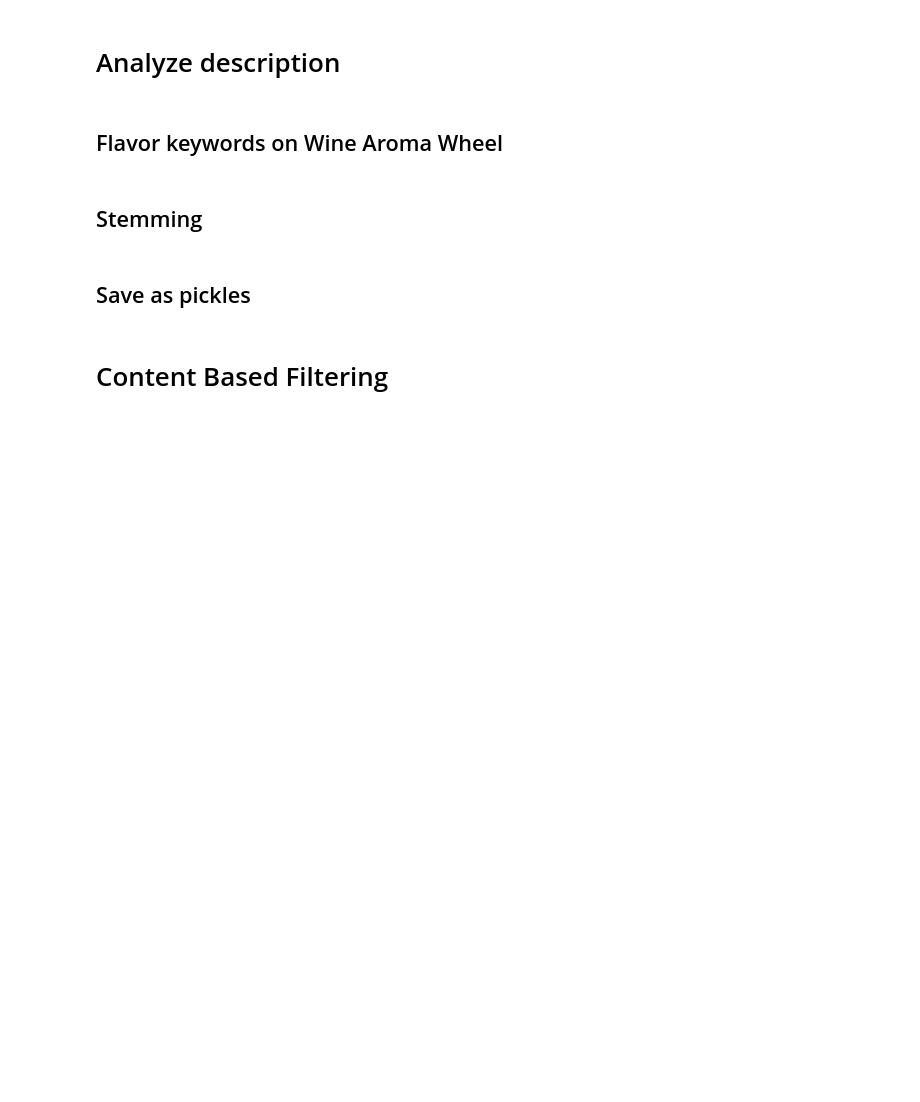
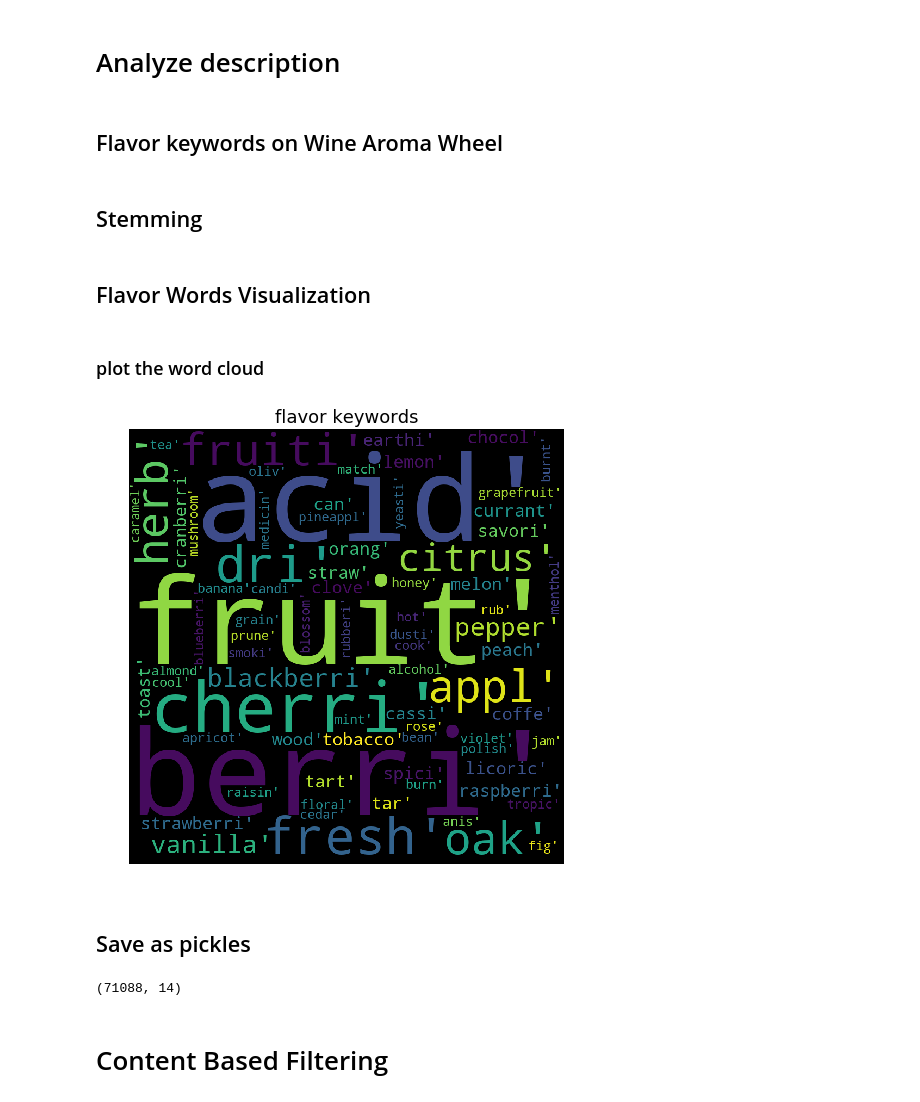
Before and after one commit to YufenLin/sommelier, a Jupyter notebook: notebooks/report/sommelier.ipynb, the cells around one changed output. Cells and saved outputs as stored; diff of their text form; code cells hidden in the pictures; blank space fills up the shorter version.

Commit message:
finish tfidf and visualize flavor words

```diff
--- a/notebooks/report/sommelier.ipynb
+++ b/notebooks/report/sommelier.ipynb
@@ -104,3 +108,28 @@ wine = wine.rename(columns={'id': 'wine_id'})
+# %%
+red_list = ['Pinot Noir', 'Red Blend', 'Cabernet Sauvignon', 'Bordeaux-style Red Blend',
+            'Syrah','Malbec','Portuguese Red','Merlot', 'Tempranillo', 'Sangiovese','Zinfandel',
+            'Nebbiolo', 'Rhône-style Red Blend', 'Cabernet Franc', 'Gamay', 'Shiraz']
+white_list = ['Chardonnay', 'Riesling', 'Sauvignon Blanc','White Blend','Pinot Gris','Grüner Veltliner',
+              'Portuguese White','Gewürztraminer', 'Viognier', 'Bordeaux-style White Blend', 'Tempranillo Blend']
+sparkling_list = ['Sparkling Blend', 'Champagne Blend']
+rose_list = ['Rosé']
+other_list = []
+
+for variety in red_list:
+    red_rows = wine[wine['variety']==variety].index
+    wine.loc[red_rows, 'category']='red'
+for variety in white_list:
+    white_rows = wine[wine['variety']==variety].index
+    wine.loc[white_rows, 'category']='white'
+for variety in sparkling_list:
+    sparkling_rows = wine[wine['variety']==variety].index
+    wine.loc[sparkling_rows, 'category']='sparkling'
+for variety in rose_list:
+    rose_rows = wine[wine['variety']==variety].index
+    wine.loc[rose_rows, 'category']='rose'
+for variety in other_list:
+    other_rows = wine[wine['variety']==variety].index
+    wine.loc[other_rows, 'category']='other'
 # %% [markdown]
 # Analyze description
 # %%
@@ -193,10 +222,33 @@ def flavor_words_func(words):
 flavor_words_temp = list(map(flavor_words_func, clean_desc))
 wine.loc[:,'flavor_words'] = [['other'] if x == [] else x for x in flavor_words_temp]
 wine.loc[:,'flavor_words_str'] = wine.loc[:,'flavor_words'].apply(' '.join)
+# %% [markdown]
+## Flavor Words Visualization
+# %%
+flavor_dict = dict()
+for flavor in flavor_words_stem:
+    num = wine[wine['flavor_words_str'].str.contains(flavor)].shape[0]
+    flavor_dict[flavor] = num
+flavor_dict_sorted = {k: v for k, v in sorted(flavor_dict.items(), key=lambda item: item[1], reverse=True)}
+# %% [markdown]
+### plot the word cloud
+# %%
+wordcloud = WordCloud(width = 800, height = 800, background_color = 'black', max_words = 1000, min_font_size = 20).generate(str(flavor_dict_sorted))
+
+fig = plt.figure(figsize = (8,8), facecolor = None)
+plt.imshow(wordcloud)
+plt.title("flavor keywords", fontsize=18)
+plt.axis('off')
+fig.savefig("../../references/figures/flavor_keywords.png",frameon=False)
+plt.show()
+# %% [output]
+[figure, added]
 # %% [markdown]
 ## Save as pickles
 # %%
-wine.shape
+wine.shape # (71088, 13)
+# %% [output]
+(71088, 14)
 # %%
 # wine.to_pickle('../../data/processed/wine.pkl')
 # %%
```
Also changed, not shown: parts of 13 cells of this notebook, 1 other file.
